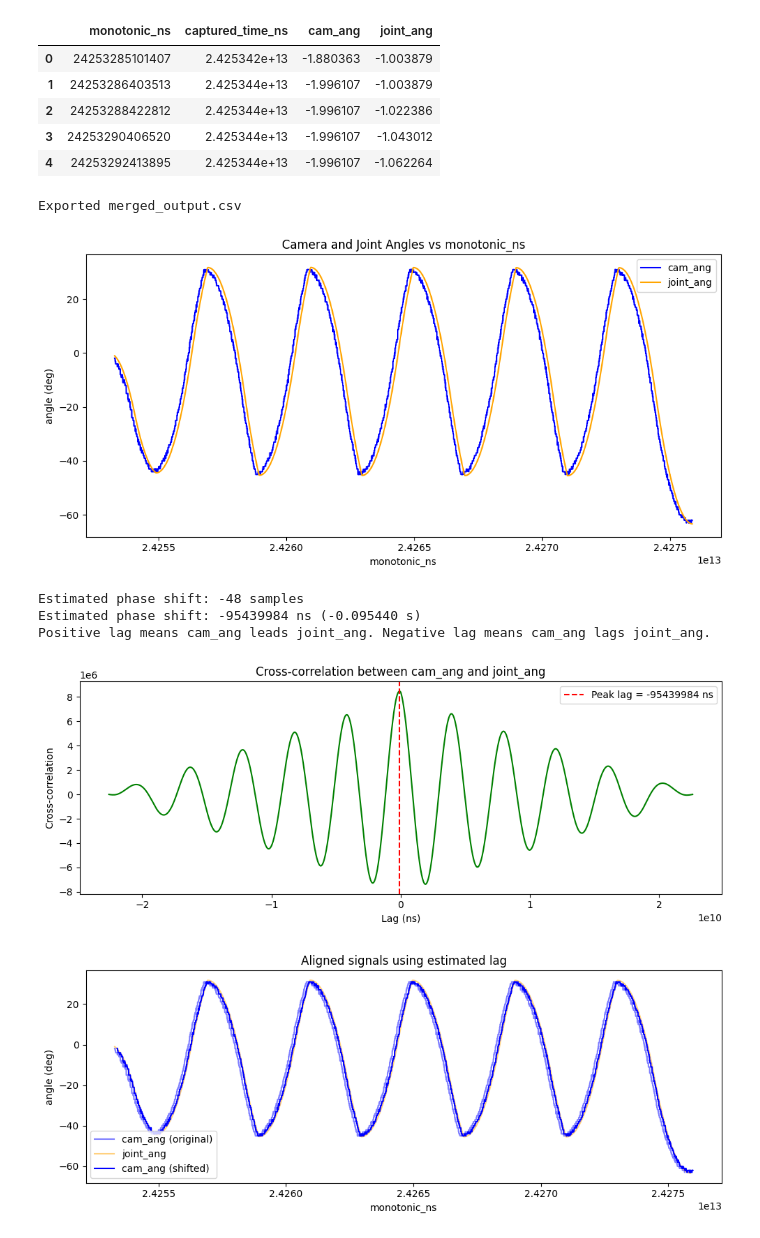
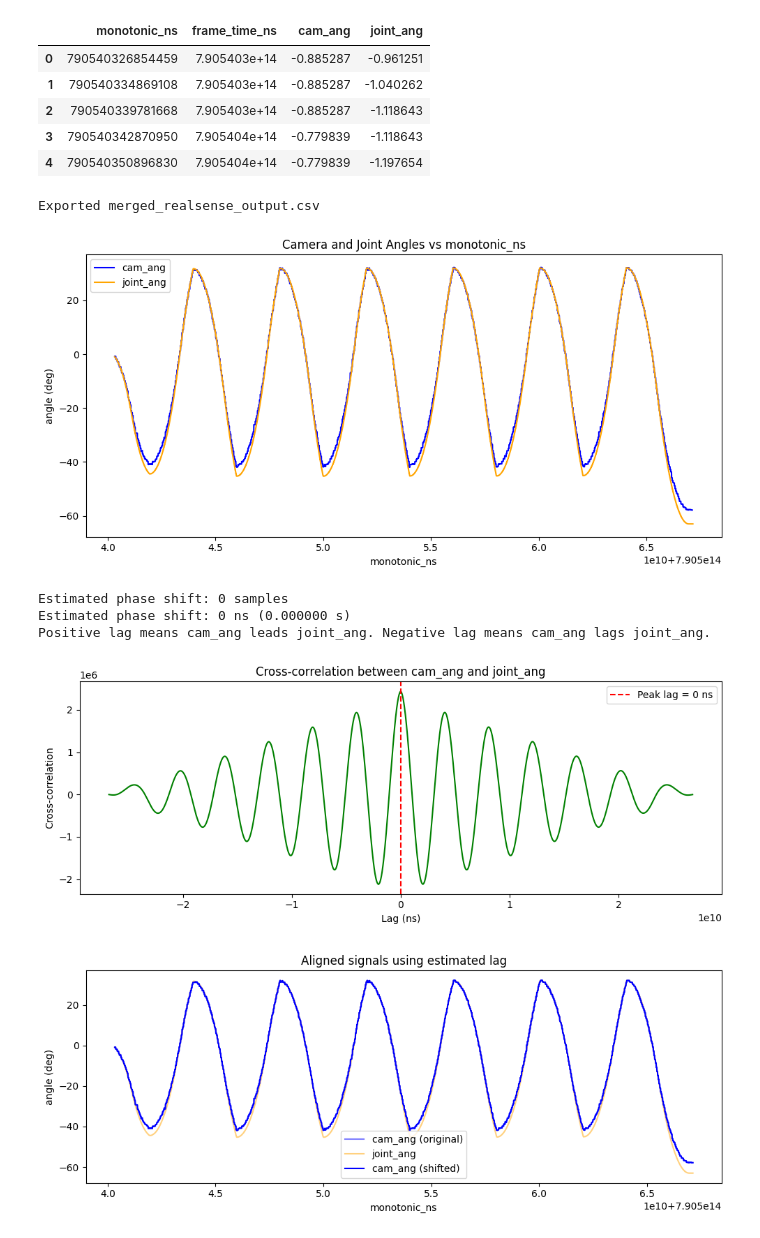
Before and after one commit to zruan-rf/latency_gen-umi, a Jupyter notebook: test.ipynb, the cells around one changed output. Saved outputs shown, nothing was run; the diff lists cells and outputs as text; code cells hidden in the pictures.

```diff
--- a/test.ipynb
+++ b/test.ipynb
@@ -5,47 +5,47 @@ import pandas as pd
 import csv
 import numpy as np
 # %%
-cam_data = pd.read_csv("cam4_processed.csv")
-joint_data = pd.read_csv("joint_log.csv")
+cam_data = pd.read_csv("realsense_processed.csv")
+joint_data = pd.read_csv("joint_log_left.csv")
 
 # Keep only monotonic_ns and q5 from joint log and compute abs joint_ang relative to first q5
 joint_data = joint_data[["monotonic_ns", "q5"]].copy()
 joint_data["q5"] = pd.to_numeric(joint_data["q5"], errors="coerce")
 joint_zero = joint_data["q5"].iloc[0]
 joint_data["joint_ang"] = -(joint_data["q5"] - joint_zero) * 180.0 / np.pi
 
 # Compute cam_ang from unit vectors x/y relative to first row angle, then use abs and cap over 90 by subtracting 90
 cam_data = cam_data.copy()
 cam_data["vector_x"] = pd.to_numeric(cam_data["vector_x"], errors="coerce")
 cam_data["vector_y"] = pd.to_numeric(cam_data["vector_y"], errors="coerce")
 first_cam_angle = np.arctan2(cam_data.loc[0, "vector_y"], cam_data.loc[0, "vector_x"])
 cam_data["cam_ang"] = np.degrees(np.arctan2(cam_data["vector_y"], cam_data["vector_x"]) - first_cam_angle)
 cam_data["cam_ang"] = ((cam_data["cam_ang"] + 180) % 360) - 180
-# cam_data["cam_ang"] = np.abs(cam_data["cam_ang"])
-# cam_data.loc[cam_data["cam_ang"] > 90, "cam_ang"] = 180 - cam_data.loc[cam_data["cam_ang"] > 90, "cam_ang"]
 
 # Merge on monotonic_ns, keep both sides, sort and backfill missing values
 merged = pd.merge(cam_data, joint_data, on="monotonic_ns", how="outer", suffixes=("_cam", "_joint"))
 merged = merged.sort_values("monotonic_ns").reset_index(drop=True)
 merged = merged.bfill()
-merged = merged[["monotonic_ns", "captured_time_ns", "cam_ang", "joint_ang"]]
+merged = merged[["monotonic_ns", "frame_time_ns", "cam_ang", "joint_ang"]]
 
 # Restrict to the region of interest
-merged = merged[(merged["monotonic_ns"] > 24253284416022) & (merged["monotonic_ns"] < 24275868433837)].reset_index(drop=True)
+# merged = merged[(merged["monotonic_ns"] > 24253284416022) & (merged["monotonic_ns"] < 24275868433837)].reset_index(drop=True)
+merged = merged[(merged["monotonic_ns"] > 790540318860284)].reset_index(drop=True)
 
+790540318860284
 merged.head()
 # %% [output]
-|  | monotonic_ns | captured_time_ns | cam_ang | joint_ang |
-| 0 | 24253285101407 | 2.425342e+13 | -1.880363 | -1.003879 |
-| 1 | 24253286403513 | 2.425344e+13 | -1.996107 | -1.003879 |
-| 2 | 24253288422812 | 2.425344e+13 | -1.996107 | -1.022386 |
-| 3 | 24253290406520 | 2.425344e+13 | -1.996107 | -1.043012 |
-| 4 | 24253292413895 | 2.425344e+13 | -1.996107 | -1.062264 |
+|  | monotonic_ns | frame_time_ns | cam_ang | joint_ang |
+| 0 | 790540326854459 | 7.905403e+14 | -0.885287 | -0.961251 |
+| 1 | 790540334869108 | 7.905403e+14 | -0.885287 | -1.040262 |
+| 2 | 790540339781668 | 7.905403e+14 | -0.885287 | -1.118643 |
+| 3 | 790540342870950 | 7.905404e+14 | -0.779839 | -1.118643 |
+| 4 | 790540350896830 | 7.905404e+14 | -0.779839 | -1.197654 |
 # %%
-merged.to_csv("merged_output.csv", index=False)
-print("Exported merged_output.csv")
+merged.to_csv("merged_realsense_output.csv", index=False)
+print("Exported merged_realsense_output.csv")
 # %% [output]
-Exported merged_output.csv
+Exported merged_realsense_output.csv
 # %%
 plt.figure(figsize=(10, 5))
 plt.plot(merged["monotonic_ns"], merged["cam_ang"], label="cam_ang", color="blue")
@@ -57,7 +57,7 @@ plt.title("Camera and Joint Angles vs monotonic_ns")
 plt.tight_layout()
 plt.show()
 # %% [output]
-[figure, old version]
+[figure, new version]
 # %%
 # Measure phase shift between cam_ang and joint_ang in monotonic_ns using cross-correlation.
 clean = merged[['monotonic_ns', 'cam_ang', 'joint_ang']].dropna()
@@ -110,11 +110,11 @@ plt.legend()
 plt.tight_layout()
 plt.show()
 # %% [output]
-Estimated phase shift: -48 samples
-Estimated phase shift: -95439984 ns (-0.095440 s)
+Estimated phase shift: 0 samples
+Estimated phase shift: 0 ns (0.000000 s)
 Positive lag means cam_ang leads joint_ang. Negative lag means cam_ang lags joint_ang.
-[figure, old version]
+[figure, new version]
-[figure, old version]
+[figure, new version]
 # %%
 
 from scipy.signal import savgol_filter
```
Also changed, not shown: parts of 2 cells of this notebook, 11 other files.
